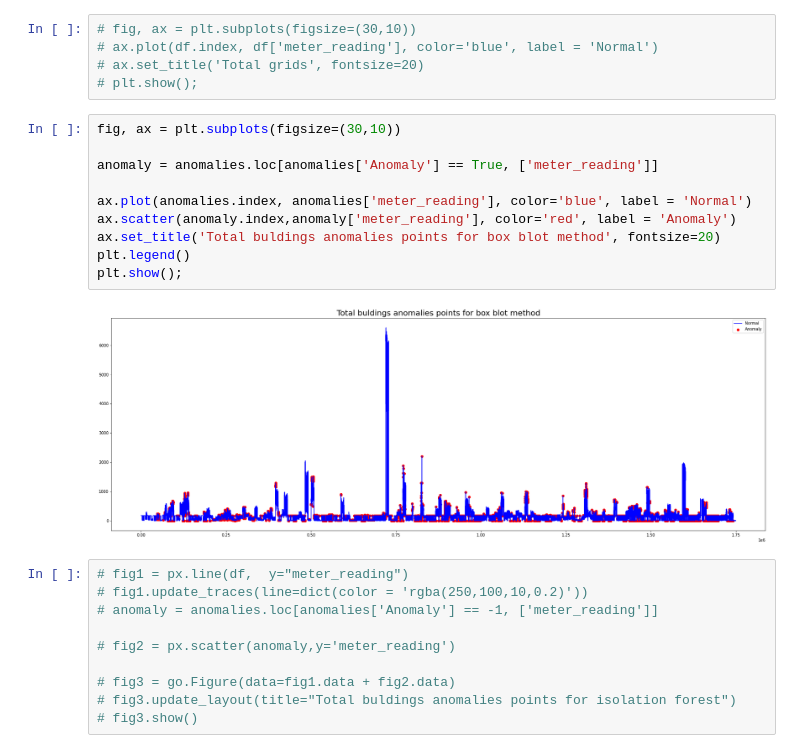
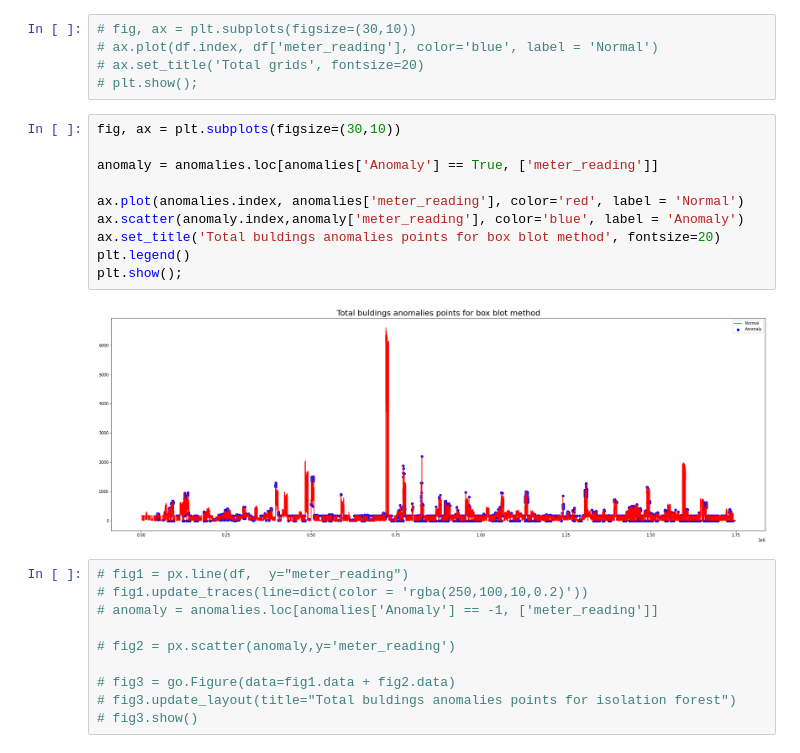
Before and after one commit to Eeman1113/large-scale-energy-anomaly-detection, a Jupyter notebook: large_scale_energy_anomaly_detection_lead.ipynb, the cells around one changed output. Drawn from its saved outputs; the diff is of its cells as text.

```diff
--- a/large_scale_energy_anomaly_detection_lead.ipynb
+++ b/large_scale_energy_anomaly_detection_lead.ipynb
@@ -444,15 +444,15 @@ Name: anomaly, dtype: int64
 # %%
 fig, ax = plt.subplots(figsize=(30,10))
 
 anomaly = anomalies.loc[anomalies['Anomaly'] == True, ['meter_reading']]
 
-ax.plot(anomalies.index, anomalies['meter_reading'], color='blue', label = 'Normal')
-ax.scatter(anomaly.index,anomaly['meter_reading'], color='red', label = 'Anomaly')
+ax.plot(anomalies.index, anomalies['meter_reading'], color='red', label = 'Normal')
+ax.scatter(anomaly.index,anomaly['meter_reading'], color='blue', label = 'Anomaly')
 ax.set_title('Total buldings anomalies points for box blot method', fontsize=20)
 plt.legend()
 plt.show();
 # %% [output]
-[figure, old version]
+[figure, new version]
 # %%
 # fig1 = px.line(df,  y="meter_reading")
 # fig1.update_traces(line=dict(color = 'rgba(250,100,10,0.2)'))
```
Also changed, not shown: parts of 11 cells of this notebook.
